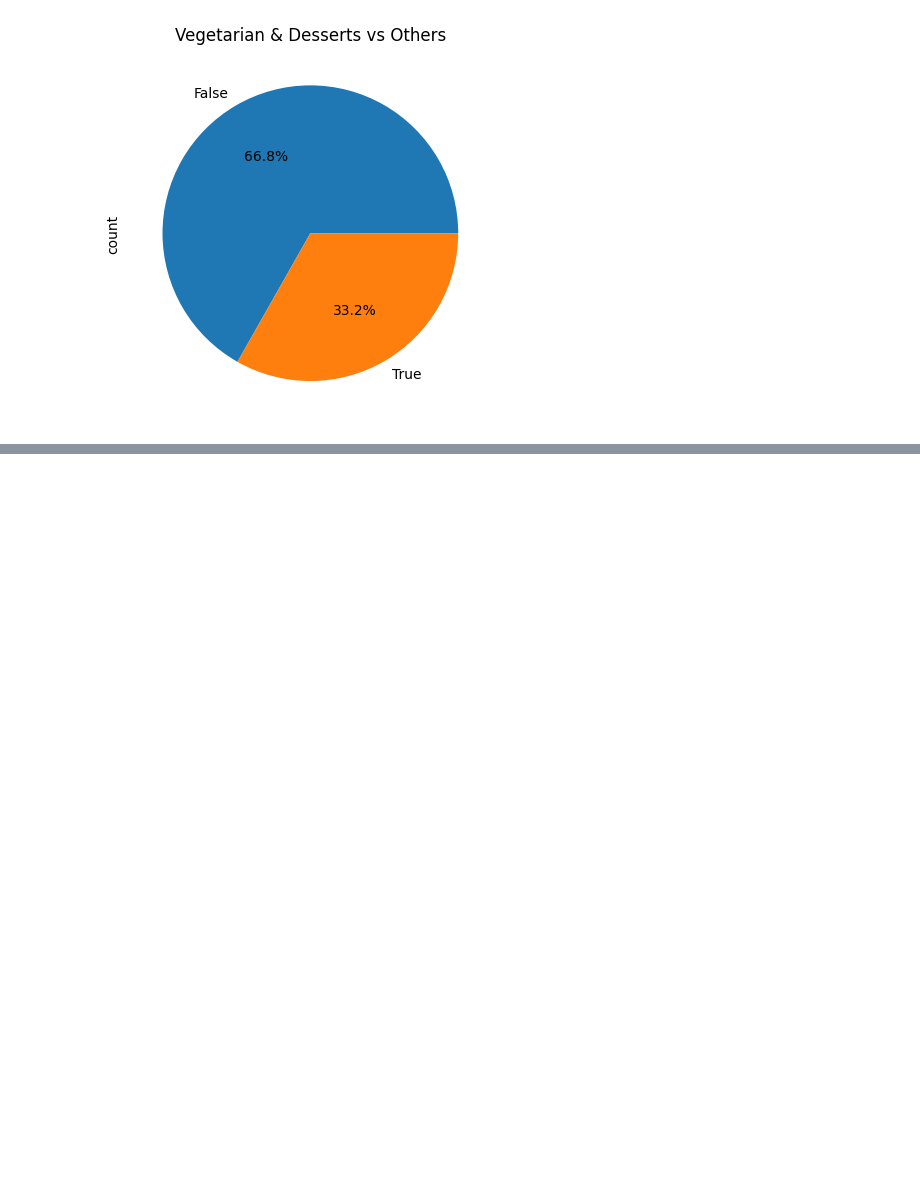
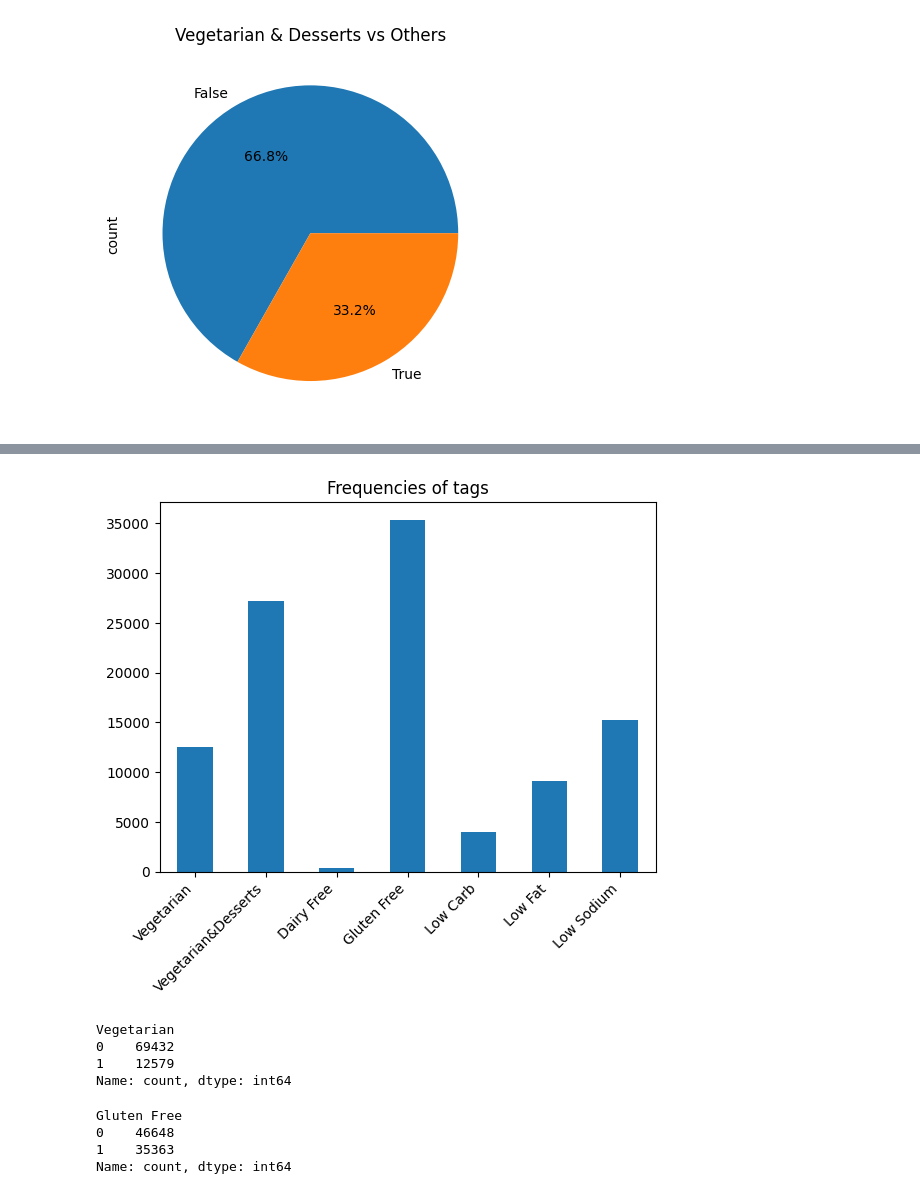
Before and after one commit to lavo2/HLT-Project, a Jupyter notebook: prove.ipynb, the cells around one changed output, grey strips where cells are left out. Drawn from its saved outputs; the diff is of its cells as text; code cells hidden in the pictures; blank space fills up the shorter version.

Commit message:
histograms

```diff
--- a/prove.ipynb
+++ b/prove.ipynb
@@ -246,3 +247,22 @@ ax.set_title('Vegetarian & Desserts vs Others')
 plt.show()
 # %% [output]
 [figure]
+# %%
+# see in an histogram the frequencies of the tags: Vegetarian, 'Dairy Free', 'Gluten Free', 'Low Carb' + 'Low-Carb', 'Low Fat', 'Low Sodium'
+
+# define a new column that has value 1 if the tags contains 'Dairy Free'
+df['Dairy Free'] = df['tags'].str.contains('Dairy Free').astype(int)
+
+# define a new column that has value 1 if the tags contains 'Gluten Free'
+df['Gluten Free'] = df['tags'].str.contains('Gluten Free').astype(int)
+
+# define a new column that has value 1 if the tags contains 'Low Carb' or 'Low-Carb'
+df['Low Carb'] = df['tags'].str.contains('Low Carb|Low-Carb').astype(int)
+
+# define a new column that has value 1 if the tags contains 'Low Fat'
+df['Low Fat'] = df['tags'].str.contains('Low-Fat').astype(int)
+
+# define a new column that has value 1 if the tags contains 'Low Sodium'
+df['Low Sodium'] = df['tags'].str.contains('Low Sodium').astype(int)
+
+df.head()
@@ -248,0 +276,8 @@ plt.show()
+# %%
+# convert the True and False values to 1 and 0 in the Vegetarian and Others columns
+df['Vegetarian'] = df['Vegetarian'].astype(int)
+df['Others'] = df['Others'].astype(int)
+df['Vegetarian&Desserts'] = df['Vegetarian&Desserts'].astype(int)
+df['Others&D'] = df['Others&D'].astype(int)
+
+df.head()
@@ -248,0 +291,24 @@ plt.show()
+# %%
+# see distribution of Vegetarian, Dairy Free, Gluten Free, Low Carb, Low Fat, Low Sodium in a histogram
+fig, ax = plt.subplots()
+df[['Vegetarian', 'Vegetarian&Desserts', 'Dairy Free', 'Gluten Free', 'Low Carb', 'Low Fat', 'Low Sodium']].sum().plot(kind='bar', ax=ax)
+# rotate x labels
+plt.xticks(rotation=45, ha='right')
+ax.set_title('Frequencies of tags')
+plt.show()
+# %% [output]
+[figure, added]
+# %%
+df['Vegetarian'].value_counts()
+# %% [output]
+Vegetarian
+0    69432
+1    12579
+Name: count, dtype: int64
+# %%
+df['Gluten Free'].value_counts()
+# %% [output]
+Gluten Free
+0    46648
+1    35363
+Name: count, dtype: int64
```
Also changed, not shown: parts of 5 cells of this notebook.
